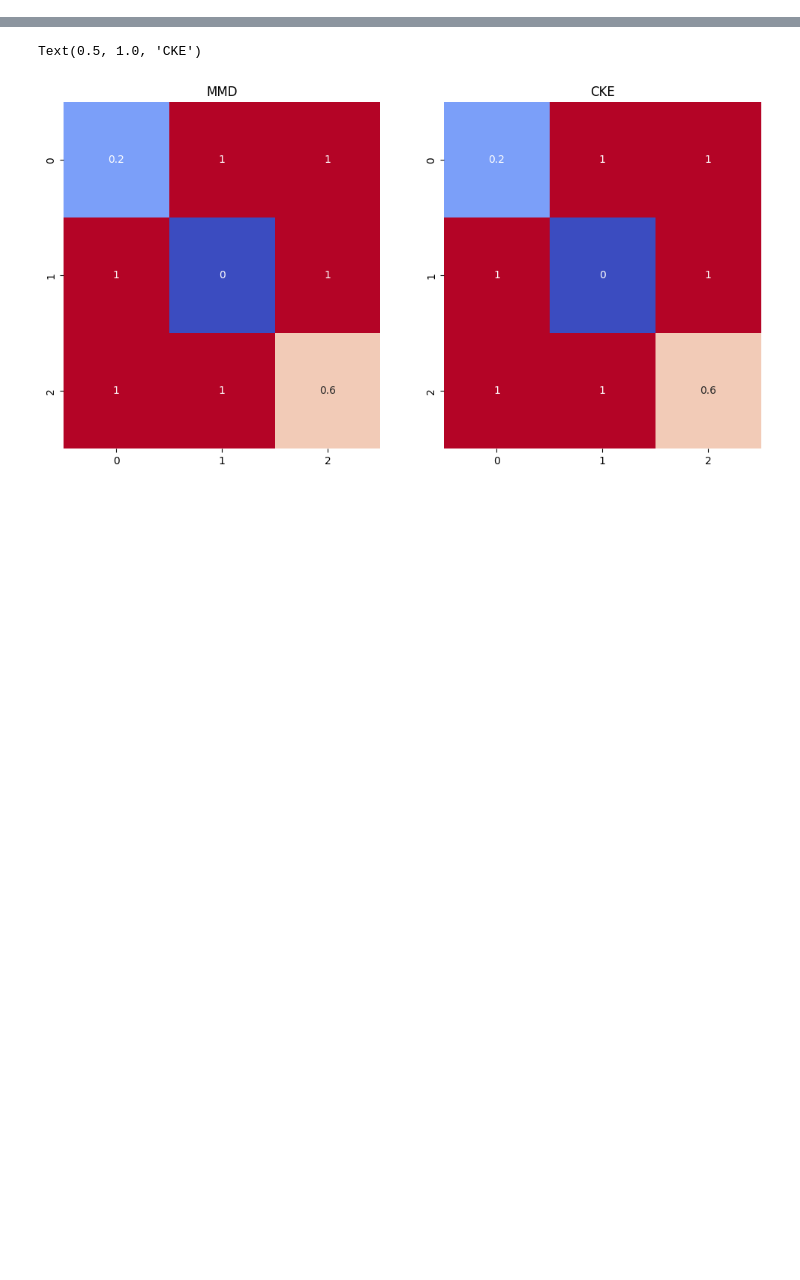
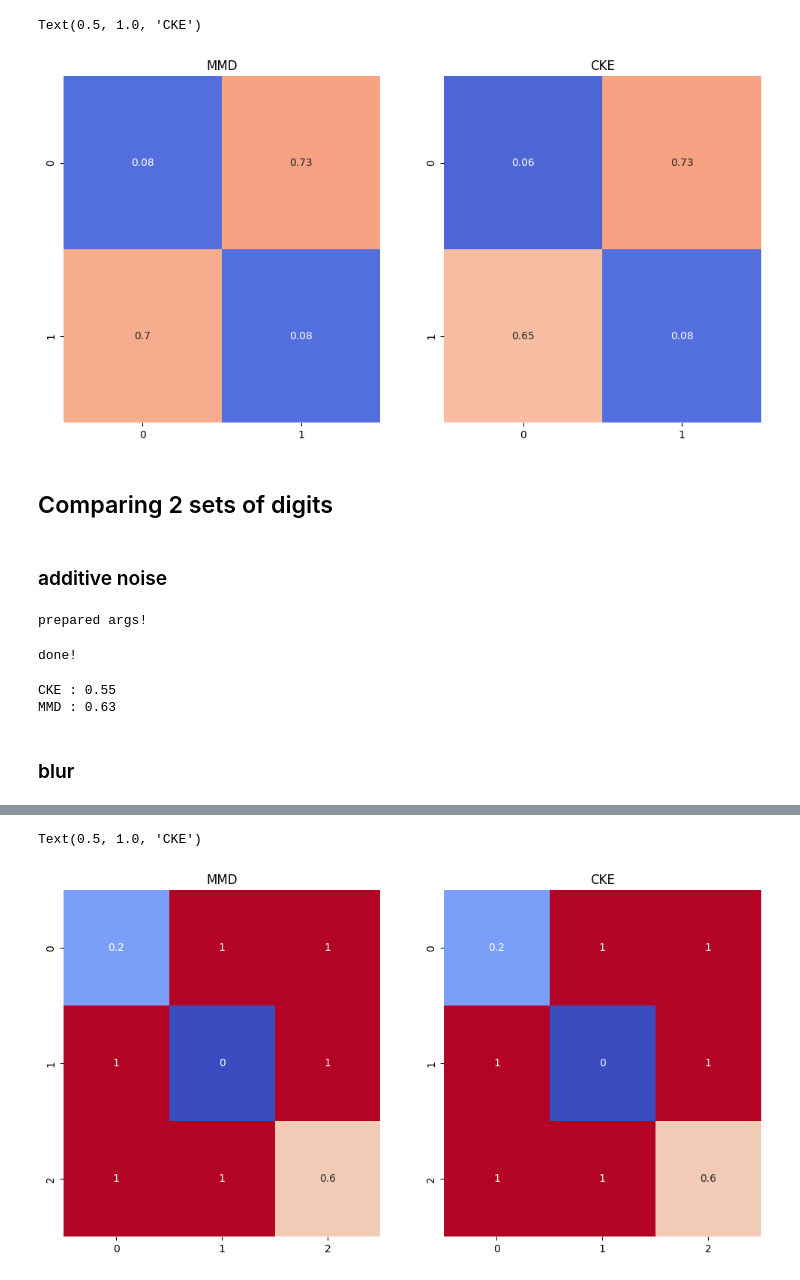
Before and after one commit to leonardoVsantoro/Kernel-Likelihood-Ratio-Two-Sample-Test, a Jupyter notebook: MNIST.ipynb, the cells around one changed output, grey strips where cells are left out. Drawn from its saved outputs; the diff is of its cells as text; code cells hidden in the pictures; blank space fills up the shorter version.

```diff
--- a/MNIST.ipynb
+++ b/MNIST.ipynb
@@ -119,0 +75,41 @@ for rep in tqdm( range(num_replications)):
+# %%
+selection_of_digits = [4,9]
+NUM_CORES = 10
+subsampled_data = mnist_data_train.loc[selection_of_digits]
+num_replications = 100
+num_samples = 50
+num_permutations = 250
+
+sigma = 1.2
+
+iter_args = [(x_num, y_num, subsampled_data.loc[x_num].sample(num_samples).values, subsampled_data.loc[y_num].sample(num_samples).values, sigma, num_permutations )
+             for x_num in selection_of_digits for y_num in selection_of_digits for _ in range(num_replications)]
+# iter_args = [(selection_of_digits, sigma, num_permutations, num_samples) for _ in range(num_replications)]
+results = Parallel(n_jobs=NUM_CORES)(delayed(run_perturbed_minst_test)(*args) for args in tqdm(iter_args))
+
+summary = {'CKE' : defaultdict(list), 'MMD' : defaultdict(list)}
+for run in results:
+    for line in run:
+        summary[line[0]][line[1], line[2]].append(line[3])
+# %%
+S = len(selection_of_digits)
+MMD_matrix = np.zeros((S,S)); CKE_matrix = np.zeros((S,S))
+for i, x_num in enumerate(selection_of_digits):
+    for j, y_num in enumerate(selection_of_digits):
+        CKE_matrix[i, j] = sum(summary['CKE'][(x_num, y_num)]) / num_replications;   #CKE_matrix[j, i] = CKE_matrix[i, j]
+        MMD_matrix[i, j] = sum(summary['MMD'][(x_num, y_num)]) / num_replications;   #MMD_matrix[j, i] = MMD_matrix[i, j]
+
+
+fig, [axMMD, axCKE] = plt.subplots(1, 2, figsize=(12, 6))
+vmin = 0; vmax = 1
+sns.heatmap(MMD_matrix, annot=True, ax=axMMD, cmap='coolwarm', cbar=False, vmin=vmin, vmax=vmax)
+sns.heatmap(CKE_matrix, annot=True, ax=axCKE, cmap='coolwarm', cbar=False, vmin=vmin, vmax=vmax)
+axMMD.set_title('MMD')
+axCKE.set_title('CKE')
+# %% [output]
+Text(0.5, 1.0, 'CKE')
+[figure, added]
+# %% [markdown]
+## Comparing 2 sets of digits
+# %% [markdown]
+### additive noise
@@ -119,0 +124,31 @@ for rep in tqdm( range(num_replications)):
+# %%
+group_1 = [9,6,8]
+group_2 = [4,8]
+
+NUM_CORES = 10
+num_replications = 100
+num_samples = 50
+num_permutations = 500
+
+sigma = .75
+
+iter_args = [(mnist_data_train.loc[group_1].sample(num_samples).values, mnist_data_train.loc[group_2].sample(num_samples).values,
+               sigma, num_permutations ) for _ in tqdm(range(num_replications))]
+
+print('prepared args!')
+results = Parallel(n_jobs=NUM_CORES)(delayed(run_perturbed_minst_test)(*args) for args in tqdm(iter_args))
+print('done!')
+
+summary = {'CKE' : list(), 'MMD' : list()}
+for run in results:
+    for line in run:
+        summary[line[0]].append(line[1])
+# %% [output]
+prepared args!
+done!
+# %%
+print('CKE : {}'.format( sum(summary['CKE'])/num_replications))
+print('MMD : {}'.format( sum(summary['MMD'])/num_replications))
+# %% [output]
+CKE : 0.55
+MMD : 0.63
@@ -119,0 +171,2 @@ for rep in tqdm( range(num_replications)):
+# %% [markdown]
+### blur
```
Also changed, not shown: parts of 22 cells of this notebook, 2 other files.
